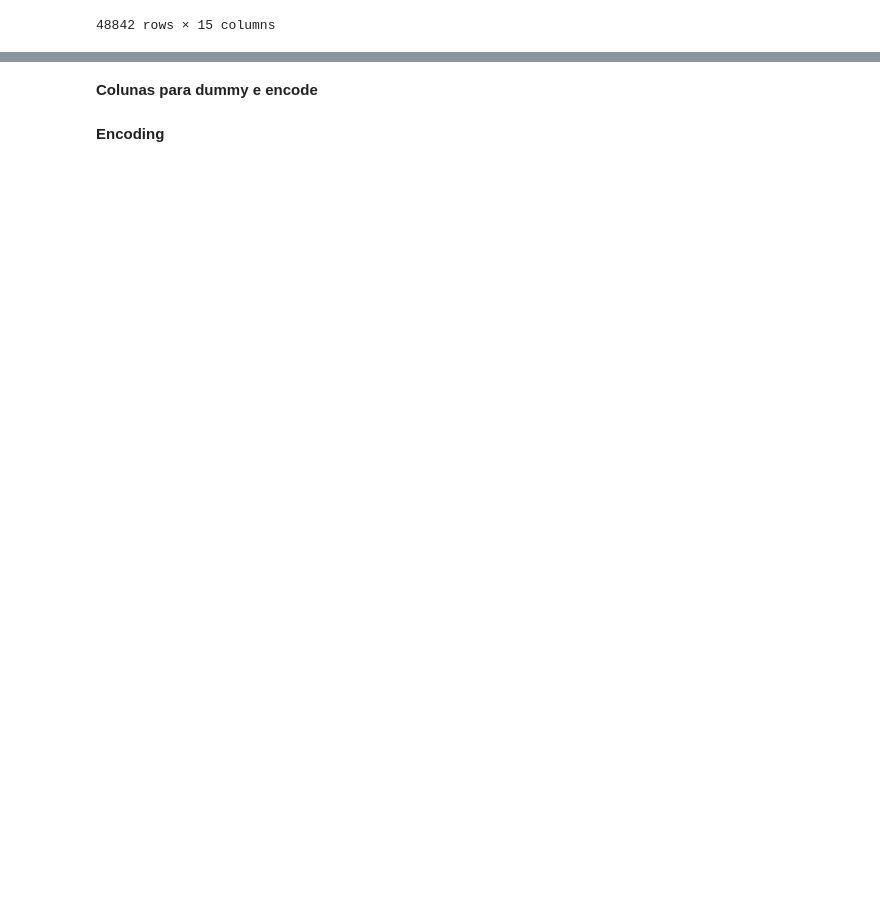
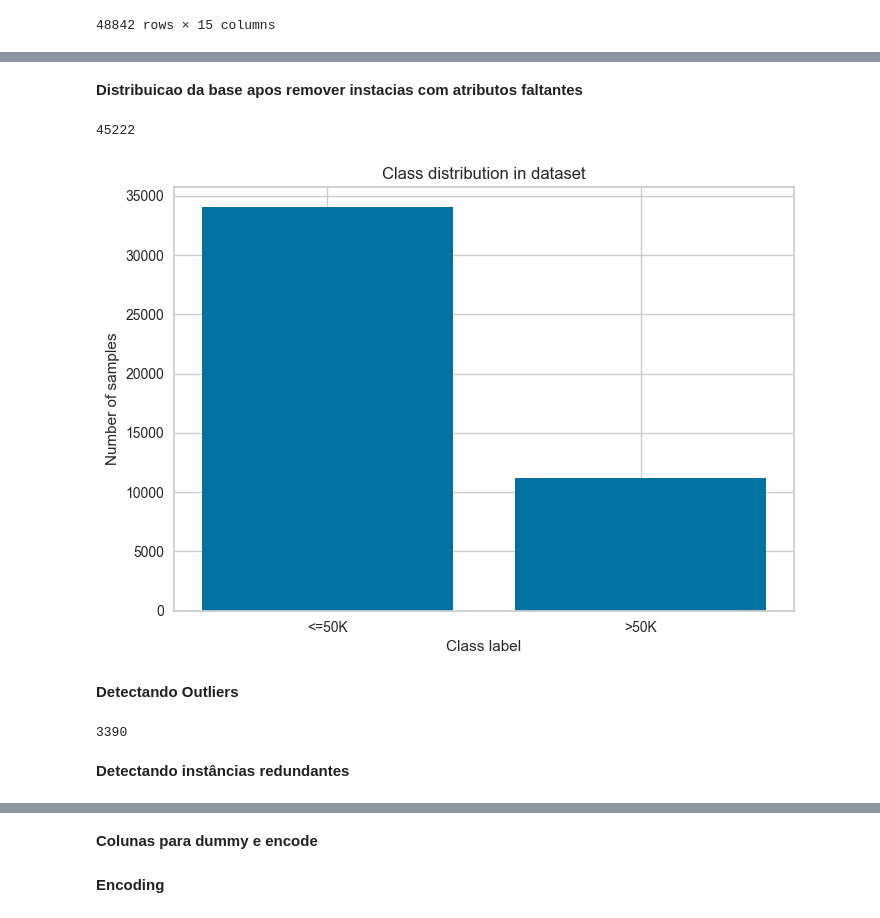
Before and after one commit to ravixr/AI_Practical_Assignment, a Jupyter notebook: classificacao_renda.ipynb, the cells around one changed output, grey strips where cells are left out. Drawn from its saved outputs; the diff is of its cells as text; code cells hidden in the pictures; blank space fills up the shorter version.

```diff
--- a/classificacao_renda.ipynb
+++ b/classificacao_renda.ipynb
@@ -84,0 +93,16 @@ features
+# %% [markdown]
+**Distribuicao da base apos remover instacias com atributos faltantes**
+# %%
+class_labels = target.values
+unique_labels, counts = np.unique(class_labels, return_counts=True)
+print(len(class_labels))
+plt.bar(unique_labels, counts)
+plt.xlabel('Class label')
+plt.ylabel('Number of samples')
+plt.title('Class distribution in dataset')
+plt.show()
+# %% [output]
+45222
+[figure, added]
+# %% [markdown]
+**Detectando Outliers**
@@ -84,0 +121,6 @@ features
+# %%
+print(sum(outlier_mask))
+# %% [output]
+3390
+# %% [markdown]
+**Detectando instâncias redundantes**
```
Also changed, not shown: parts of 30 cells of this notebook.
